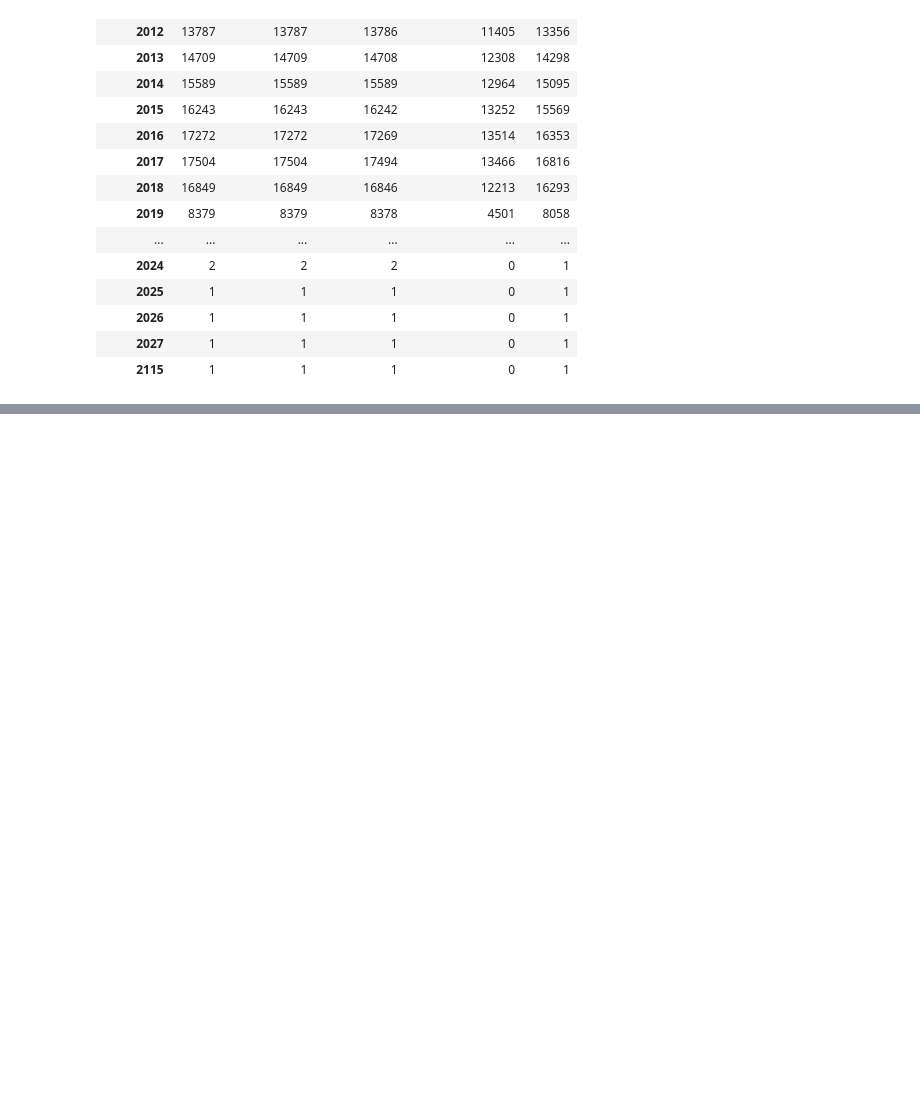
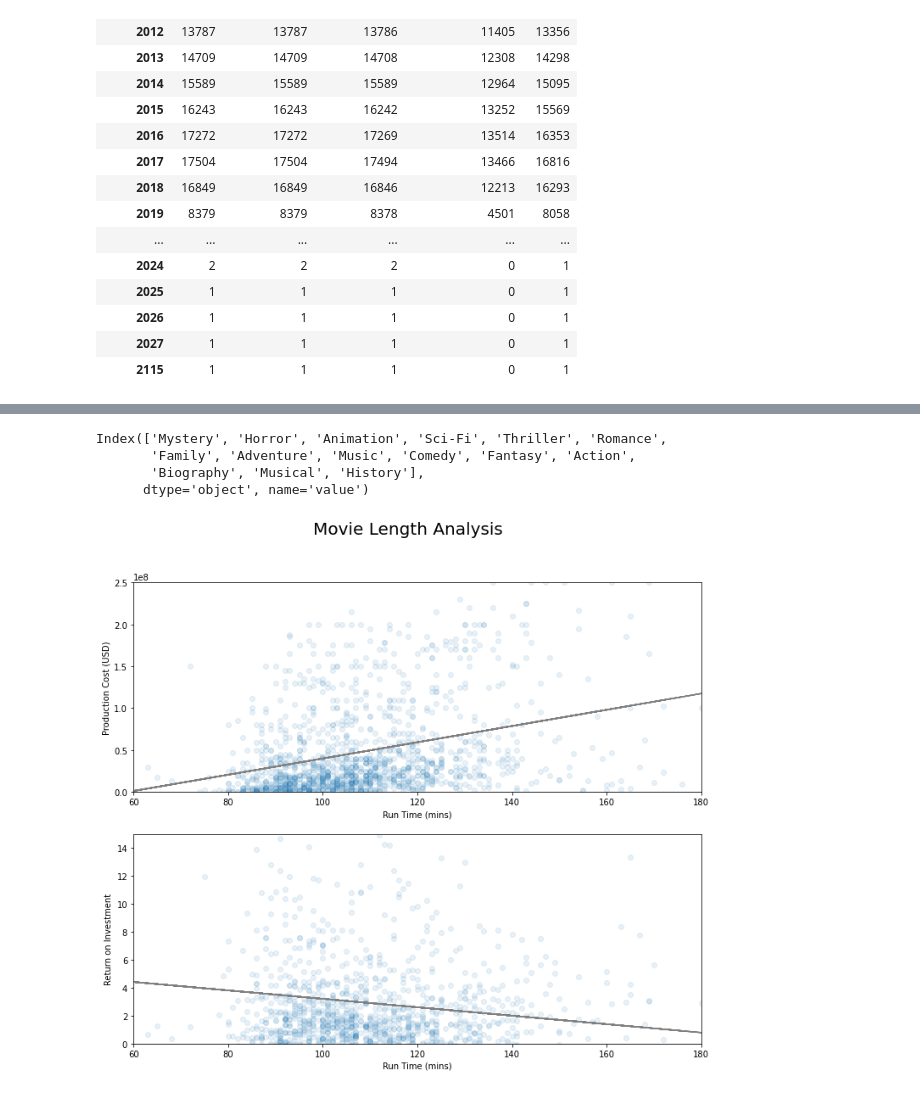
Before and after one commit to blackwoodbs/dsc-phase-1-project-v2-3, a Jupyter notebook: NormalizedROI_vs_Time_by_Genre.ipynb, the cells around one changed output, grey strips where cells are left out. Saved outputs shown, nothing was run; the diff lists cells and outputs as text; code cells hidden in the pictures; blank space fills up the shorter version.

```diff
--- a/NormalizedROI_vs_Time_by_Genre.ipynb
+++ b/NormalizedROI_vs_Time_by_Genre.ipynb
@@ -92,0 +317,40 @@ title_basics.groupby('start_year').count()
+# %%
+top_15_roi_genres = genre_roi_by_year.sum().sort_values(ascending=False)[0:15].index
+top_15_roi_genres
+# %% [output]
+Index(['Mystery', 'Horror', 'Animation', 'Sci-Fi', 'Thriller', 'Romance',
+       'Family', 'Adventure', 'Music', 'Comedy', 'Fantasy', 'Action',
+       'Biography', 'Musical', 'History'],
+      dtype='object', name='value')
+# %%
+runtime_df = added_roi_to_melt_df[added_roi_to_melt_df['runtime_minutes'] > 0] #shape = 3613
+runtime_df = runtime_df.drop_duplicates(subset='tconst')
+x_runtime = runtime_df['runtime_minutes']
+y_budget = runtime_df['production_budget']
+y2_roi = runtime_df['ROI']
+
+fig, (ax1, ax2) = plt.subplots(2, figsize=(12, 10))
+
+m1, b1 = np.polyfit(x_runtime, y_budget, 1)
+m2, b2 = np.polyfit(x_runtime, y2_roi, 1)
+
+ax2.set_ylim(bottom=0, top=15)
+ax1.set_ylim(bottom=0, top=250000000)
+ax2.set_xlim(left=60, right=180)
+ax1.set_xlim(left=60, right=180)
+
+fig.suptitle('Movie Length Analysis', fontsize=20)
+
+ax1.set_xlabel('Run Time (mins)')
+ax1.set_ylabel('Production Cost (USD)')
+
+ax2.set_xlabel('Run Time (mins)')
+ax2.set_ylabel('Return on Investment')
+
+ax1.scatter(x_runtime, y_budget, alpha=.1)
+ax1.plot(x_runtime, m1*x_runtime + b1, c='grey')
+
+ax2.scatter(x_runtime, y2_roi, alpha=.1)
+ax2.plot(x_runtime, m2*x_runtime + b2, c='grey');
+# %% [output]
+[figure, added]
```
Also changed, not shown: parts of 20 cells of this notebook.
